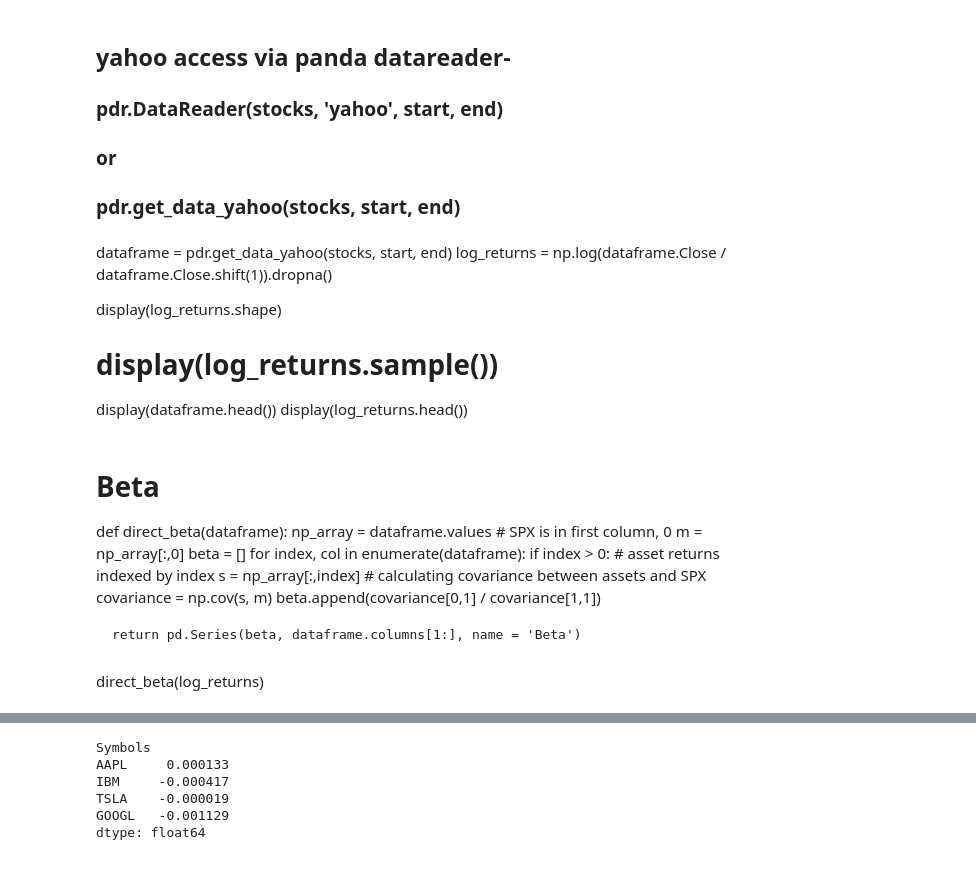
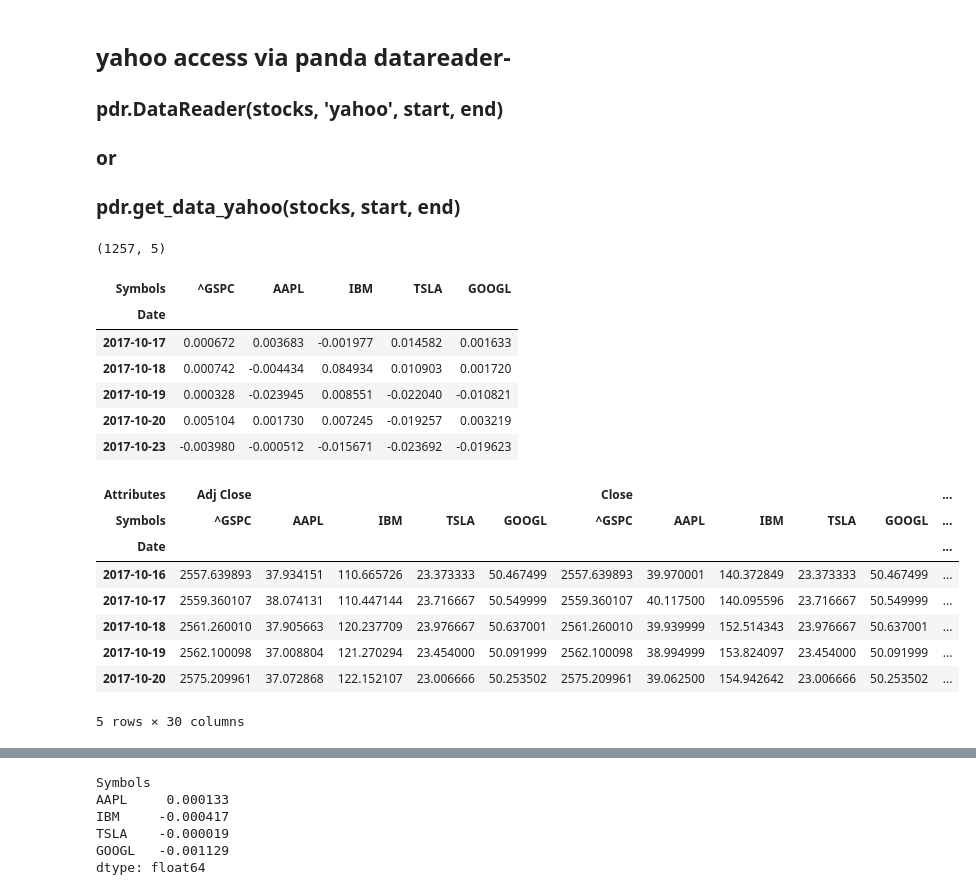
Before and after one commit to Billie-LS/scraps_copies_borrowed, a Jupyter notebook: Untitled1.ipynb, the cells around one changed output, grey strips where cells are left out. Drawn from its saved outputs; the diff is of its cells as text; code cells hidden in the pictures.

```diff
--- a/Untitled1.ipynb
+++ b/Untitled1.ipynb
@@ -33,11 +33,3 @@ stocks
 ###    pdr.DataReader(stocks, 'yahoo', start, end)
 ### or
 ###    pdr.get_data_yahoo(stocks, start, end)
-# %% [markdown]
-dataframe = pdr.get_data_yahoo(stocks, start, end)
-log_returns = np.log(dataframe.Close / dataframe.Close.shift(1)).dropna()
-
-display(log_returns.shape)
-# display(log_returns.sample())
-display(dataframe.head())
-display(log_returns.head())
@@ -44 +46,24 @@ display(log_returns.head())
+# %%
+# Confirm log returns for beta
+display(log_returns.shape)
+display(log_returns.head())
+display(dataframe.head())
+# %% [output]
+(1257, 5)
+| Symbols | ^GSPC | AAPL | IBM | TSLA | GOOGL |
+| Date |  |  |  |  |  |
+| 2017-10-17 | 0.000672 | 0.003683 | -0.001977 | 0.014582 | 0.001633 |
+| 2017-10-18 | 0.000742 | -0.004434 | 0.084934 | 0.010903 | 0.001720 |
+| 2017-10-19 | 0.000328 | -0.023945 | 0.008551 | -0.022040 | -0.010821 |
+| 2017-10-20 | 0.005104 | 0.001730 | 0.007245 | -0.019257 | 0.003219 |
+| 2017-10-23 | -0.003980 | -0.000512 | -0.015671 | -0.023692 | -0.019623 |
+| Attributes | Adj Close |  |  |  |  | Close |  |  |  |  | ... |
+| Symbols | ^GSPC | AAPL | IBM | TSLA | GOOGL | ^GSPC | AAPL | IBM | TSLA | GOOGL | ... |
+| Date |  |  |  |  |  |  |  |  |  |  | ... |
+| 2017-10-16 | 2557.639893 | 37.934151 | 110.665726 | 23.373333 | 50.467499 | 2557.639893 | 39.970001 | 140.372849 | 23.373333 | 50.467499 | ... |
+| 2017-10-17 | 2559.360107 | 38.074131 | 110.447144 | 23.716667 | 50.549999 | 2559.360107 | 40.117500 | 140.095596 | 23.716667 | 50.549999 | ... |
+| 2017-10-18 | 2561.260010 | 37.905663 | 120.237709 | 23.976667 | 50.637001 | 2561.260010 | 39.939999 | 152.514343 | 23.976667 | 50.637001 | ... |
+| 2017-10-19 | 2562.100098 | 37.008804 | 121.270294 | 23.454000 | 50.091999 | 2562.100098 | 38.994999 | 153.824097 | 23.454000 | 50.091999 | ... |
+| 2017-10-20 | 2575.209961 | 37.072868 | 122.152107 | 23.006666 | 50.253502 | 2575.209961 | 39.062500 | 154.942642 | 23.006666 | 50.253502 | ... |
+5 rows × 30 columns
 # %%
@@ -46,18 +71,0 @@ display(log_returns.head())
-# %% [markdown]
-# Beta
-def direct_beta(dataframe):
-    np_array = dataframe.values
-    # SPX is in first column, 0
-    m = np_array[:,0]
-    beta = []
-    for index, col in enumerate(dataframe):
-        if index > 0:
-            # asset returns indexed by index
-            s = np_array[:,index]
-            # calculating covariance between assets and SPX
-            covariance = np.cov(s, m)
-            beta.append(covariance[0,1] / covariance[1,1])
-
-    return pd.Series(beta, dataframe.columns[1:], name = 'Beta')
-# %% [markdown]
-direct_beta(log_returns)
```
Also changed, not shown: parts of 5 cells of this notebook.
